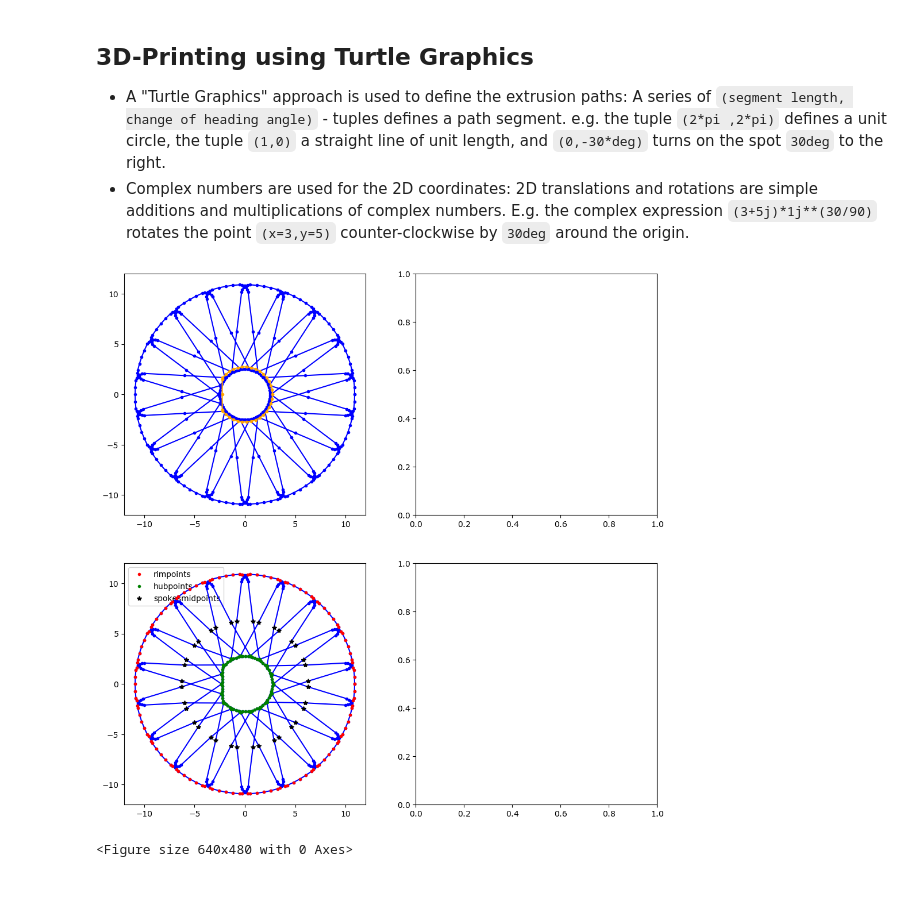
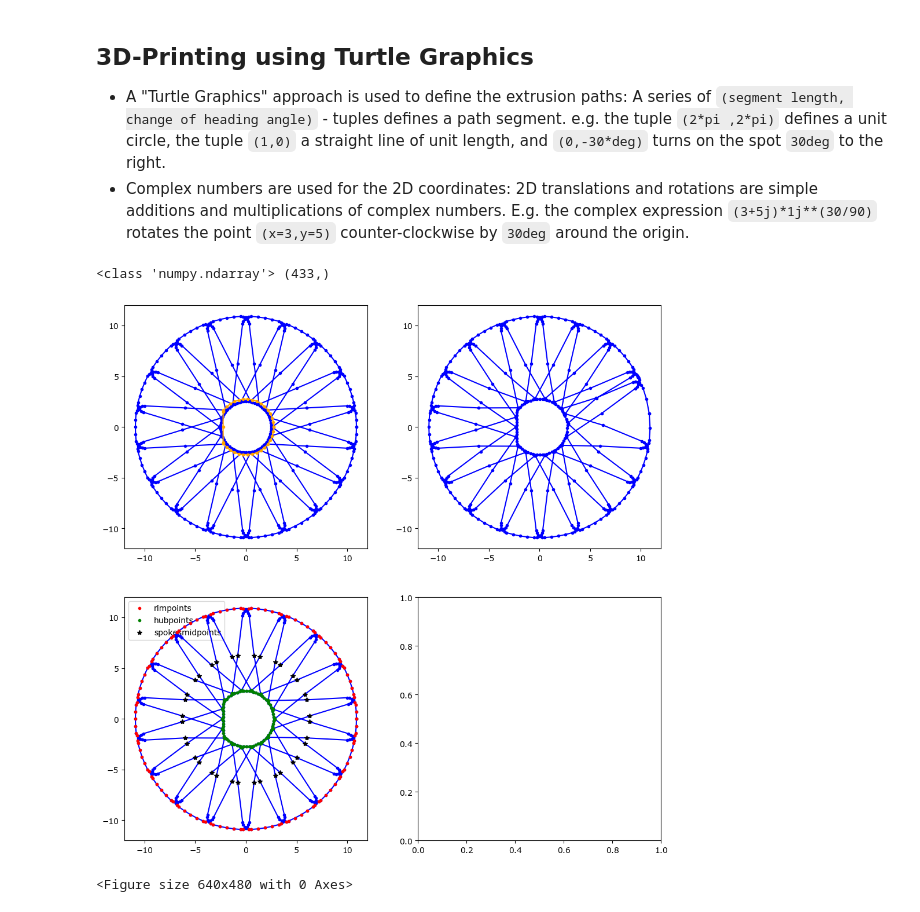
Before and after one commit to RichardPotthoff/myrepo, a Jupyter notebook: turtle_capstan.ipynb, the cells around one changed output. Saved outputs shown, nothing was run; the diff lists cells and outputs as text; code cells hidden in the pictures.

Commit message:
add phase advance

```diff
--- a/turtle_capstan.ipynb
+++ b/turtle_capstan.ipynb
@@ -103,16 +118,26 @@ def Segments2Complex(Segs,p0=0+0j,scale=1.0,a0=0+1j,tol=0.05,offs=0,loops=1,retu
           v*=dda
           a*=dda
 # %%
-from math import pi
+from math import pi,cos
 deg=pi/180
+def phase_advance(phi,phi_start,phi_end,max_advance):
+    return np.exp(((phi>phi_start) & (phi<phi_end))*1j*max_advance*(0.5-0.5*np.cos((phi-phi_start)/(phi_end-phi_start)*2*pi)))
+def getMeshSeg(mesh,j):
+    return mesh[abs((j+len(mesh)//2)%len(mesh)-len(mesh)//2)]
 def mirror(a): return a+a[::-1]
 def offset(path,dr): return [(l+dr*a,a)for l,a in path]
-def meshSegment(l=1,nl=1,w1=0.5,w2=0.5,r1=0.1,r2=0.1,a=60*deg,c=0*deg,da=0,daw=0):return mirror([(w1/2,daw/2),(r1*a,a+da/4-daw/2-c/4),*((l/nl,c/2) for _ in range(nl)),(r2*a,-a+da/4-daw/2-c/4),(w2/2,daw/2)])
+def meshSegment(l=1,nl=1,w1=0.5,w2=0.5,r1=0.1,r2=0.1,a=60*deg,c=0*deg,da=0,daw=0):
+    return mirror([(w1/2,daw/2,dict(EW=1,c='r')),
+                   (r1*a,a+da/4-daw/2-c/4,dict(EW=0.85,c='b')),
+                   *((l/nl,c/2,dict(EW=0.85*(1-i/(nl-1))+0.5*(i/(nl-1)),c='orange')) for i in range(nl)),
+                   (r2*a,-a+da/4-daw/2-c/4,dict(EW=0.5,c='g')),
+                   (w2/2,daw/2,dict(EW=0.5,c='g'))])
 hex=mirror([(0.5,0),(0.1,30*deg)])*6
 ns,nc=18,5
 capstanSegments=meshSegment(l=8,nl=2,w1=2.8,w2=0.5,r1=1,r2=0.2,a=68* deg,da=2*pi/(ns/nc),c=0*deg,daw=0.7* 2*pi/ns)
 
-pr1=np.array(list(Segments2Complex(capstanSegments,scale=1,tol=0.01,loops=ns,return_start=True))).transpose()
+pr1,props=list(zip(*Segments2Complex(capstanSegments,scale=1,tol=0.01,loops=ns,return_start=True,return_props=True)))
+pr1=np.array(pr1)
 pr1max=max(pr1.real)
 pr1min=min(pr1.real)
 pr1_r=(pr1max-pr1min)/2
@@ -133,34 +158,39 @@ Dshaft=mirror([(2.5*Dflatang,Dflatang),(0,pi-Dflatang),(Dflatcp.imag,0)])
 EW=0.5
 pDshaft=np.array(list(Segments2Complex(offset(Dshaft,EW/2),p0=2.5+EW/2,return_start=True,tol=0.01)))
 vDshaft=InterpSegments(offset(Dshaft,EW/2),t,p0=2.5+EW/2)
 vDshaft=vDshaft*amp/pr1_ri#offset points to account for extrusion width
 vDshaftmix=pr1.copy()
 rimpoints=(np.arange(len(pr1))[abs(amp-pr1_r)<0.1])
 hubpoints=(np.arange(len(pr1))[amp<(0.75*pr1_ri+0.25*pr1_r)])
 spokesmidpoints=np.arange(len(pr1))[np.abs(amp-ampmid)/pr1_r<0.1]
 vDshaftmix[hubpoints]=vDshaft[hubpoints]
 t=np.linspace(0,2*pi,301)
 r=8
 pc=r*np.exp(1j*t)
 pt=pc*(r+np.interp(t/(2*pi),pthread.imag,pthread.real))/r
 fig,((ax1,ax2),(ax3,ax4))=plt.subplots(2,2,figsize=(12,12))
 #ax4.plot(vhexmix.real,vhexmix.imag,'b.-')
 ax1.plot(pDshaft.real,pDshaft.imag,'.-',c='orange',zorder=6)
 ax3.plot(vDshaftmix.real,vDshaftmix.imag,'b.-',zorder=6)
 ax3.plot(vDshaftmix[rimpoints].real,vDshaftmix[rimpoints].imag,'r.',zorder=7,label='rimpoints')
 ax3.plot(vDshaftmix[hubpoints].real,vDshaftmix[hubpoints].imag,'g.',zorder=8,label='hubpoints')
 ax3.plot(vDshaftmix[spokesmidpoints].real,vDshaftmix[spokesmidpoints].imag,'*',c='k',zorder=9,label='spokesmidpoints')
 #ax2.plot(vhex.real,vhex.imag,'b.-',zorder=5)
 ax1.plot(pr1.real,pr1.imag,'b.-')
+#ax1.scatter(pr1.real,pr1.imag,c=[prop['c'] for prop in props])
 #ax1.plot(phex.real,phex.imag,'r.-',zorder=4)
+for phi_start,phi_end,max_advance in [((0.5-1)*2*pi/ns,(0.5+1)*2*pi/ns,0.7*2*pi/ns)]:
+  vDshaftmix_=phase_advance(np.log(vDshaftmix).imag,phi_start,phi_end,max_advance)*vDshaftmix
+  ax2.plot(vDshaftmix_.real,vDshaftmix_.imag,'b.-',zorder=6)
 for ax in(ax1,ax2,ax3,ax4):
   ax.set_aspect('equal')
 #  ax.set_xlim(-12.5,12.5)
 #  ax.set_ylim(-12.5,12.5)
 ax3.legend(loc='upper left')
 plt.show()
 # %% [output]
+<class 'numpy.ndarray'> (433,)
-[figure, old version]
+[figure, new version]
 # %%
  if 'google.colab' in str(get_ipython()):
   try:
```
Also changed, not shown: parts of 2 cells of this notebook.
